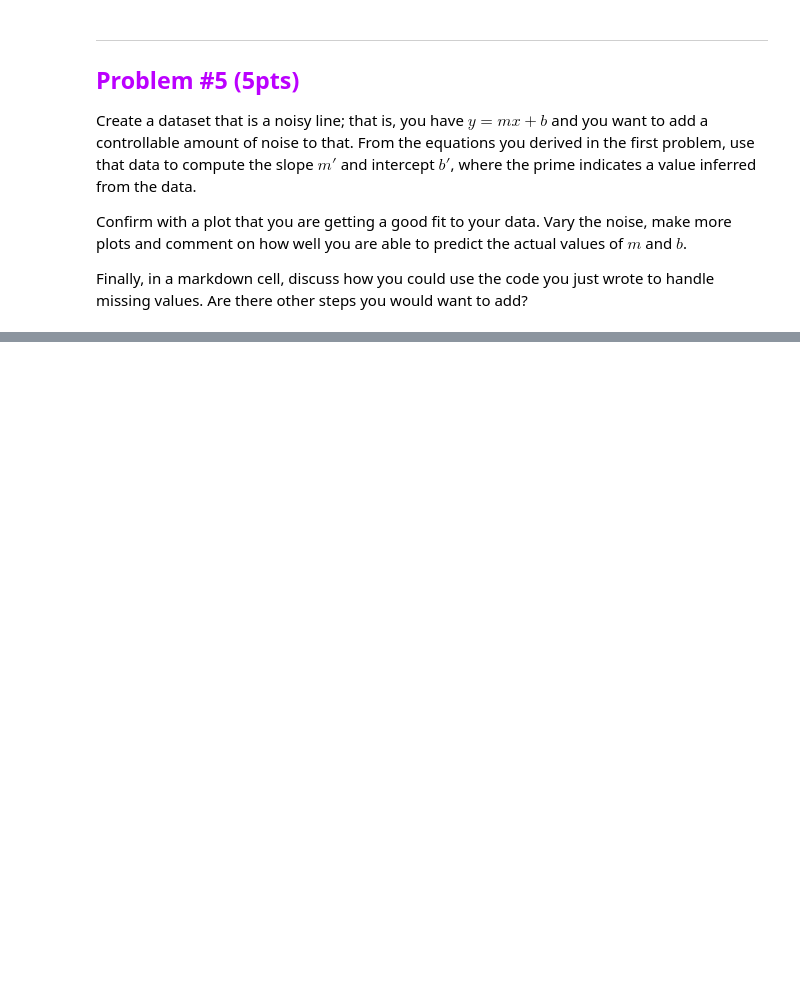
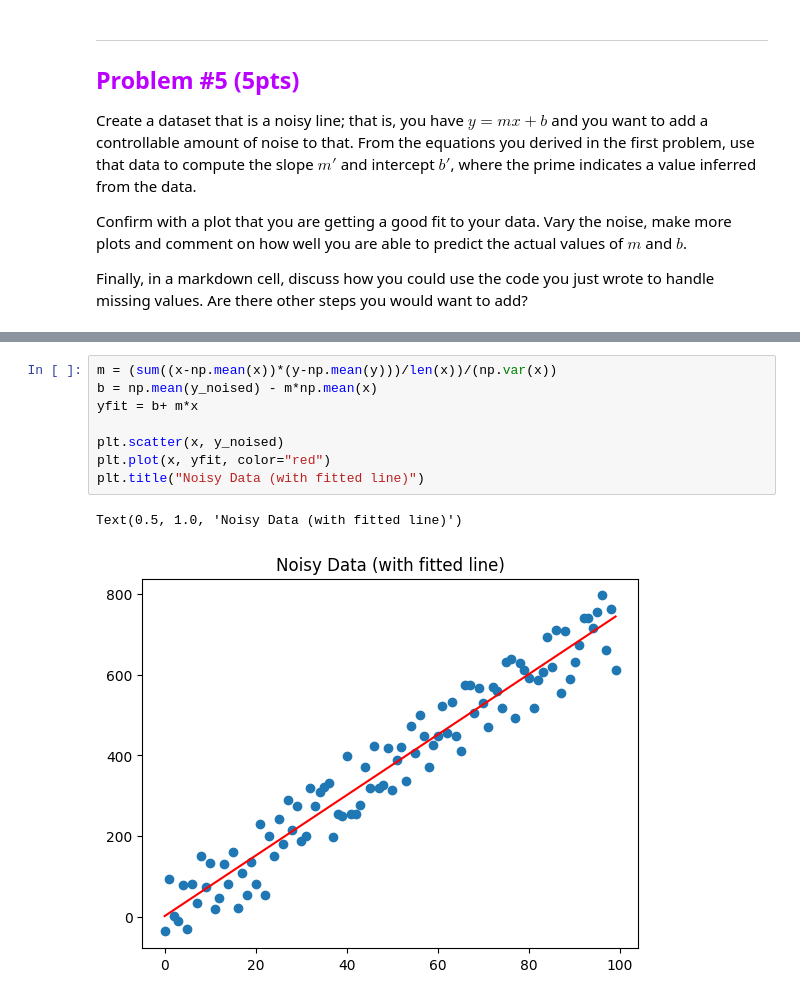
Before and after one commit to mikayla-norton/cmse830, a Jupyter notebook: HWs/HW_6.ipynb, the cells around one changed output, grey strips where cells are left out. Cells and saved outputs as stored; diff of their text form; blank space fills up the shorter version.

```diff
--- a/HWs/HW_6.ipynb
+++ b/HWs/HW_6.ipynb
@@ -157,0 +164,11 @@ plt.scatter(x, y_noised)
+# %%
+m = (sum((x-np.mean(x))*(y-np.mean(y)))/len(x))/(np.var(x))
+b = np.mean(y_noised) - m*np.mean(x)
+yfit = b+ m*x
+
+plt.scatter(x, y_noised)
+plt.plot(x, yfit, color="red")
+plt.title("Noisy Data (with fitted line)")
+# %% [output]
+Text(0.5, 1.0, 'Noisy Data (with fitted line)')
+[figure, added]
```
Also changed, not shown: parts of 4 cells of this notebook, 11 other files.
